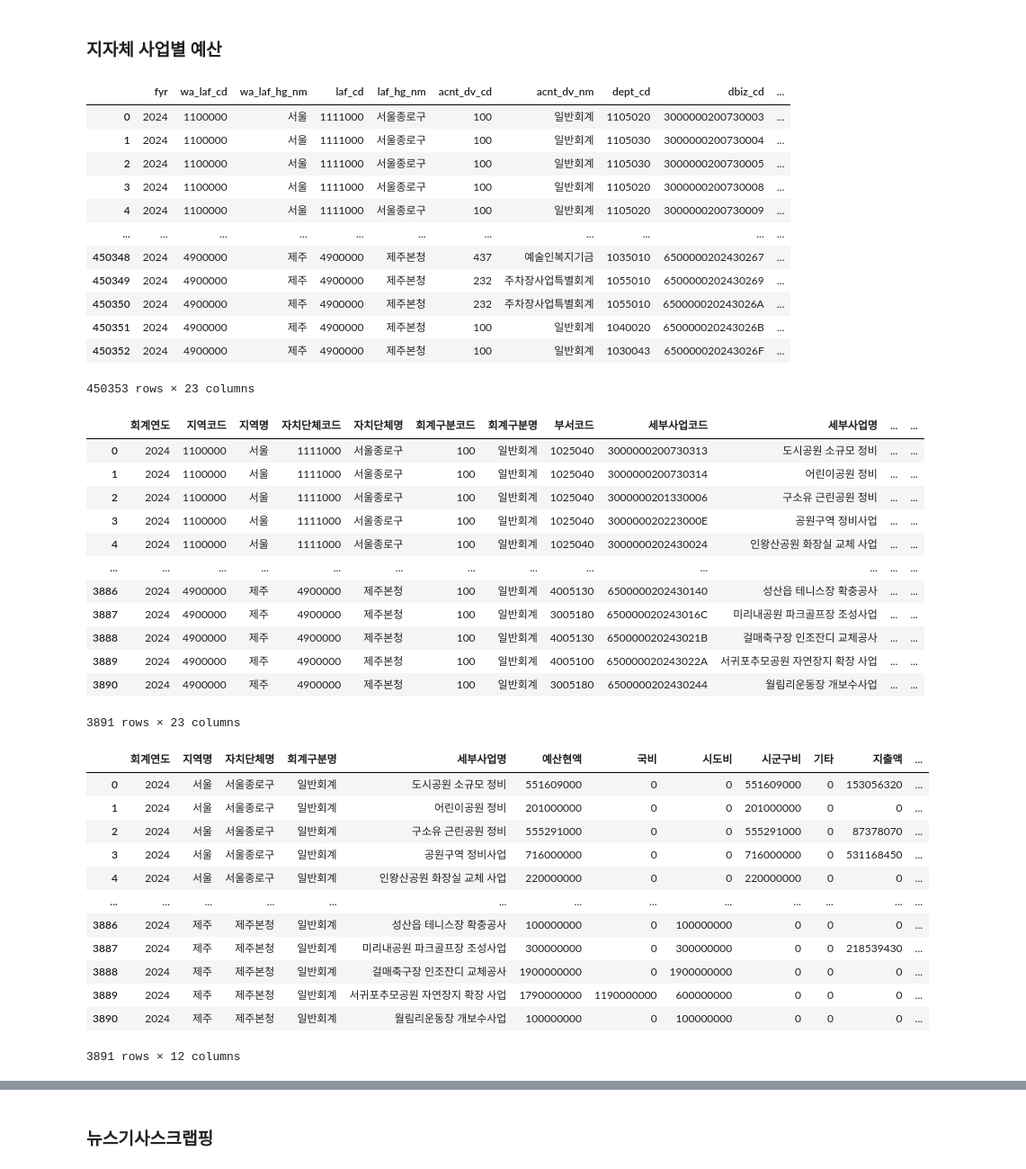
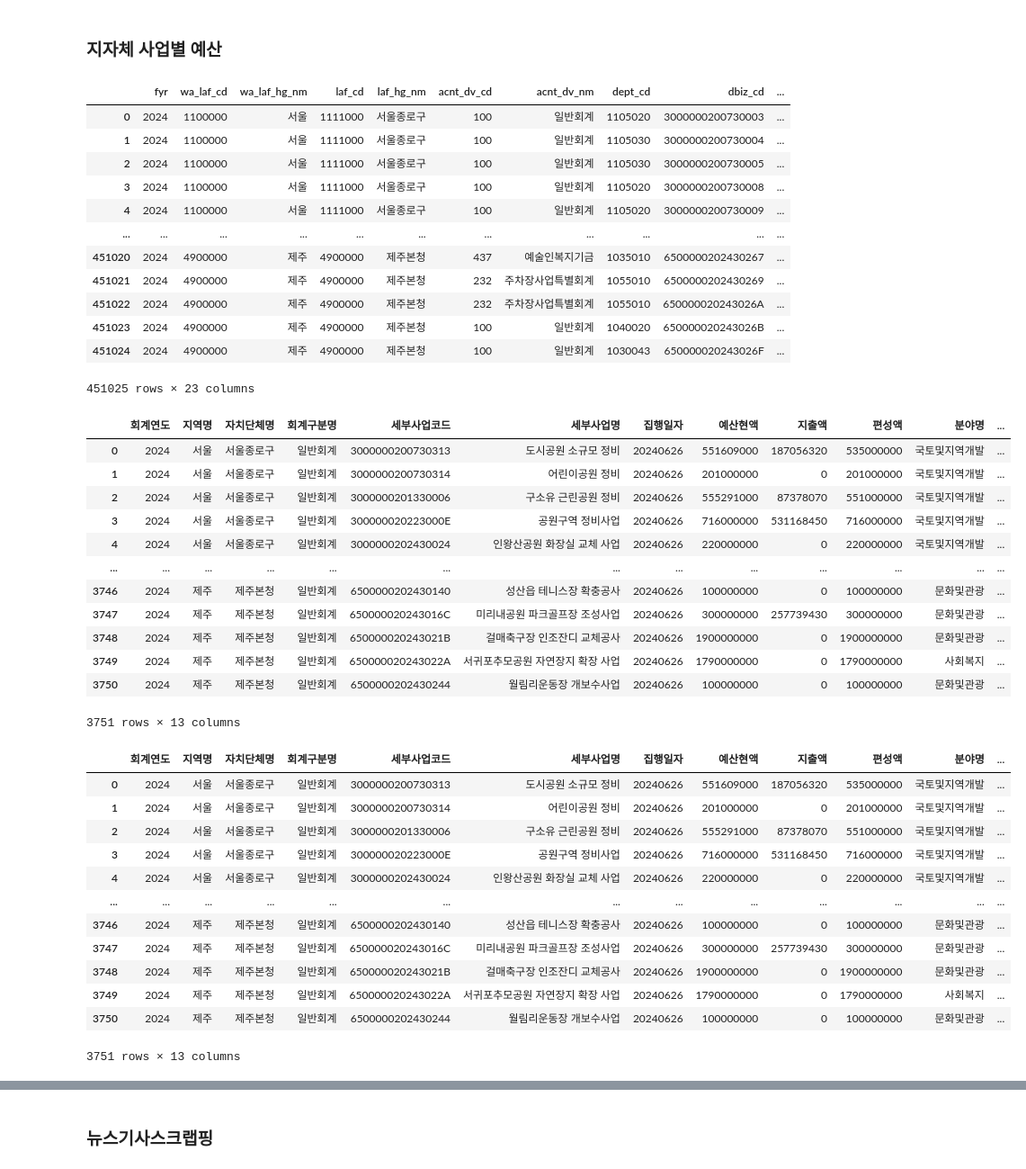
Before and after one commit to kkwann/mido_project, a Jupyter notebook: Data_collection.ipynb, the cells around one changed output, grey strips where cells are left out. Shown: that part at 90% size. Drawn from its saved outputs; the diff is of its cells as text; code cells hidden in the pictures.

```diff
--- a/Data_collection.ipynb
+++ b/Data_collection.ipynb
@@ -926,7 +926,7 @@ while True:
         "pIndex": page,
         "pSize": page_size,
         "fyr": 2024,
-        "exe_ymd": "20240625"
+        "exe_ymd": "20240626"
     }
 
     # API 요청 보내기 (certifi를 사용하여 SSL 인증서 검증)
@@ -961,12 +961,12 @@ bid_budget_df
 | 3 | 2024 | 1100000 | 서울 | 1111000 | 서울종로구 | 100 | 일반회계 | 1105020 | 3000000200730008 | ... |
 | 4 | 2024 | 1100000 | 서울 | 1111000 | 서울종로구 | 100 | 일반회계 | 1105020 | 3000000200730009 | ... |
 | ... | ... | ... | ... | ... | ... | ... | ... | ... | ... | ... |
-| 450348 | 2024 | 4900000 | 제주 | 4900000 | 제주본청 | 437 | 예술인복지기금 | 1035010 | 6500000202430267 | ... |
-| 450349 | 2024 | 4900000 | 제주 | 4900000 | 제주본청 | 232 | 주차장사업특별회계 | 1055010 | 6500000202430269 | ... |
-| 450350 | 2024 | 4900000 | 제주 | 4900000 | 제주본청 | 232 | 주차장사업특별회계 | 1055010 | 650000020243026A | ... |
-| 450351 | 2024 | 4900000 | 제주 | 4900000 | 제주본청 | 100 | 일반회계 | 1040020 | 650000020243026B | ... |
-| 450352 | 2024 | 4900000 | 제주 | 4900000 | 제주본청 | 100 | 일반회계 | 1030043 | 650000020243026F | ... |
+| 451020 | 2024 | 4900000 | 제주 | 4900000 | 제주본청 | 437 | 예술인복지기금 | 1035010 | 6500000202430267 | ... |
+| 451021 | 2024 | 4900000 | 제주 | 4900000 | 제주본청 | 232 | 주차장사업특별회계 | 1055010 | 6500000202430269 | ... |
+| 451022 | 2024 | 4900000 | 제주 | 4900000 | 제주본청 | 232 | 주차장사업특별회계 | 1055010 | 650000020243026A | ... |
+| 451023 | 2024 | 4900000 | 제주 | 4900000 | 제주본청 | 100 | 일반회계 | 1040020 | 650000020243026B | ... |
+| 451024 | 2024 | 4900000 | 제주 | 4900000 | 제주본청 | 100 | 일반회계 | 1030043 | 650000020243026F | ... |
-450353 rows × 23 columns
+451025 rows × 23 columns
 # %%
 column_mapping = {'acnt_dv_nm':'회계구분명',
                   'dept_cd':'부서코드',
@@ -1008,32 +1008,32 @@ bid_budget_df_filter = bid_budget_df_filter[bid_budget_df_filter['세부사업
 
 bid_budget_df_filter
 # %% [output]
-|  | 회계연도 | 지역코드 | 지역명 | 자치단체코드 | 자치단체명 | 회계구분코드 | 회계구분명 | 부서코드 | 세부사업코드 | 세부사업명 | ... | ... |
-| 0 | 2024 | 1100000 | 서울 | 1111000 | 서울종로구 | 100 | 일반회계 | 1025040 | 3000000200730313 | 도시공원 소규모 정비 | ... | ... |
-| 1 | 2024 | 1100000 | 서울 | 1111000 | 서울종로구 | 100 | 일반회계 | 1025040 | 3000000200730314 | 어린이공원 정비 | ... | ... |
-| 2 | 2024 | 1100000 | 서울 | 1111000 | 서울종로구 | 100 | 일반회계 | 1025040 | 3000000201330006 | 구소유 근린공원 정비 | ... | ... |
-| 3 | 2024 | 1100000 | 서울 | 1111000 | 서울종로구 | 100 | 일반회계 | 1025040 | 300000020223000E | 공원구역 정비사업 | ... | ... |
-| 4 | 2024 | 1100000 | 서울 | 1111000 | 서울종로구 | 100 | 일반회계 | 1025040 | 3000000202430024 | 인왕산공원 화장실 교체 사업 | ... | ... |
+|  | 회계연도 | 지역명 | 자치단체명 | 회계구분명 | 세부사업코드 | 세부사업명 | 집행일자 | 예산현액 | 지출액 | 편성액 | 분야명 | ... |
+| 0 | 2024 | 서울 | 서울종로구 | 일반회계 | 3000000200730313 | 도시공원 소규모 정비 | 20240626 | 551609000 | 187056320 | 535000000 | 국토및지역개발 | ... |
+| 1 | 2024 | 서울 | 서울종로구 | 일반회계 | 3000000200730314 | 어린이공원 정비 | 20240626 | 201000000 | 0 | 201000000 | 국토및지역개발 | ... |
+| 2 | 2024 | 서울 | 서울종로구 | 일반회계 | 3000000201330006 | 구소유 근린공원 정비 | 20240626 | 555291000 | 87378070 | 551000000 | 국토및지역개발 | ... |
+| 3 | 2024 | 서울 | 서울종로구 | 일반회계 | 300000020223000E | 공원구역 정비사업 | 20240626 | 716000000 | 531168450 | 716000000 | 국토및지역개발 | ... |
+| 4 | 2024 | 서울 | 서울종로구 | 일반회계 | 3000000202430024 | 인왕산공원 화장실 교체 사업 | 20240626 | 220000000 | 0 | 220000000 | 국토및지역개발 | ... |
 | ... | ... | ... | ... | ... | ... | ... | ... | ... | ... | ... | ... | ... |
-| 3886 | 2024 | 4900000 | 제주 | 4900000 | 제주본청 | 100 | 일반회계 | 4005130 | 6500000202430140 | 성산읍 테니스장 확충공사 | ... | ... |
-| 3887 | 2024 | 4900000 | 제주 | 4900000 | 제주본청 | 100 | 일반회계 | 3005180 | 650000020243016C | 미리내공원 파크골프장 조성사업 | ... | ... |
-| 3888 | 2024 | 4900000 | 제주 | 4900000 | 제주본청 | 100 | 일반회계 | 4005130 | 650000020243021B | 걸매축구장 인조잔디 교체공사 | ... | ... |
-| 3889 | 2024 | 4900000 | 제주 | 4900000 | 제주본청 | 100 | 일반회계 | 4005100 | 650000020243022A | 서귀포추모공원 자연장지 확장 사업 | ... | ... |
-| 3890 | 2024 | 4900000 | 제주 | 4900000 | 제주본청 | 100 | 일반회계 | 3005180 | 6500000202430244 | 월림리운동장 개보수사업 | ... | ... |
+| 3746 | 2024 | 제주 | 제주본청 | 일반회계 | 6500000202430140 | 성산읍 테니스장 확충공사 | 20240626 | 100000000 | 0 | 100000000 | 문화및관광 | ... |
+| 3747 | 2024 | 제주 | 제주본청 | 일반회계 | 650000020243016C | 미리내공원 파크골프장 조성사업 | 20240626 | 300000000 | 257739430 | 300000000 | 문화및관광 | ... |
+| 3748 | 2024 | 제주 | 제주본청 | 일반회계 | 650000020243021B | 걸매축구장 인조잔디 교체공사 | 20240626 | 1900000000 | 0 | 1900000000 | 문화및관광 | ... |
+| 3749 | 2024 | 제주 | 제주본청 | 일반회계 | 650000020243022A | 서귀포추모공원 자연장지 확장 사업 | 20240626 | 1790000000 | 0 | 1790000000 | 사회복지 | ... |
+| 3750 | 2024 | 제주 | 제주본청 | 일반회계 | 6500000202430244 | 월림리운동장 개보수사업 | 20240626 | 100000000 | 0 | 100000000 | 문화및관광 | ... |
-3891 rows × 23 columns
+3751 rows × 13 columns
 # %%
-bid_budget_df_filter[['회계연도', '지역명', '자치단체명', '회계구분명', '세부사업코드', '세부사업명', '예산현액', '지출액','편성액']] # '국비', '시도비', '시군구비', '기타'
+bid_budget_df_filter[['회계연도', '지역명', '자치단체명', '회계구분명', '세부사업코드', '세부사업명', '집행일자', '예산현액', '지출액', '편성액', '분야명', '부문명', '행정자치단체코드']] # '국비', '시도비', '시군구비', '기타'
 # %% [output]
-|  | 회계연도 | 지역명 | 자치단체명 | 회계구분명 | 세부사업명 | 예산현액 | 국비 | 시도비 | 시군구비 | 기타 | 지출액 | ... |
-| 0 | 2024 | 서울 | 서울종로구 | 일반회계 | 도시공원 소규모 정비 | 551609000 | 0 | 0 | 551609000 | 0 | 153056320 | ... |
-| 1 | 2024 | 서울 | 서울종로구 | 일반회계 | 어린이공원 정비 | 201000000 | 0 | 0 | 201000000 | 0 | 0 | ... |
-| 2 | 2024 | 서울 | 서울종로구 | 일반회계 | 구소유 근린공원 정비 | 555291000 | 0 | 0 | 555291000 | 0 | 87378070 | ... |
-| 3 | 2024 | 서울 | 서울종로구 | 일반회계 | 공원구역 정비사업 | 716000000 | 0 | 0 | 716000000 | 0 | 531168450 | ... |
-| 4 | 2024 | 서울 | 서울종로구 | 일반회계 | 인왕산공원 화장실 교체 사업 | 220000000 | 0 | 0 | 220000000 | 0 | 0 | ... |
+|  | 회계연도 | 지역명 | 자치단체명 | 회계구분명 | 세부사업코드 | 세부사업명 | 집행일자 | 예산현액 | 지출액 | 편성액 | 분야명 | ... |
+| 0 | 2024 | 서울 | 서울종로구 | 일반회계 | 3000000200730313 | 도시공원 소규모 정비 | 20240626 | 551609000 | 187056320 | 535000000 | 국토및지역개발 | ... |
+| 1 | 2024 | 서울 | 서울종로구 | 일반회계 | 3000000200730314 | 어린이공원 정비 | 20240626 | 201000000 | 0 | 201000000 | 국토및지역개발 | ... |
+| 2 | 2024 | 서울 | 서울종로구 | 일반회계 | 3000000201330006 | 구소유 근린공원 정비 | 20240626 | 555291000 | 87378070 | 551000000 | 국토및지역개발 | ... |
+| 3 | 2024 | 서울 | 서울종로구 | 일반회계 | 300000020223000E | 공원구역 정비사업 | 20240626 | 716000000 | 531168450 | 716000000 | 국토및지역개발 | ... |
+| 4 | 2024 | 서울 | 서울종로구 | 일반회계 | 3000000202430024 | 인왕산공원 화장실 교체 사업 | 20240626 | 220000000 | 0 | 220000000 | 국토및지역개발 | ... |
 | ... | ... | ... | ... | ... | ... | ... | ... | ... | ... | ... | ... | ... |
-| 3886 | 2024 | 제주 | 제주본청 | 일반회계 | 성산읍 테니스장 확충공사 | 100000000 | 0 | 100000000 | 0 | 0 | 0 | ... |
-| 3887 | 2024 | 제주 | 제주본청 | 일반회계 | 미리내공원 파크골프장 조성사업 | 300000000 | 0 | 300000000 | 0 | 0 | 218539430 | ... |
-| 3888 | 2024 | 제주 | 제주본청 | 일반회계 | 걸매축구장 인조잔디 교체공사 | 1900000000 | 0 | 1900000000 | 0 | 0 | 0 | ... |
-| 3889 | 2024 | 제주 | 제주본청 | 일반회계 | 서귀포추모공원 자연장지 확장 사업 | 1790000000 | 1190000000 | 600000000 | 0 | 0 | 0 | ... |
-| 3890 | 2024 | 제주 | 제주본청 | 일반회계 | 월림리운동장 개보수사업 | 100000000 | 0 | 100000000 | 0 | 0 | 0 | ... |
+| 3746 | 2024 | 제주 | 제주본청 | 일반회계 | 6500000202430140 | 성산읍 테니스장 확충공사 | 20240626 | 100000000 | 0 | 100000000 | 문화및관광 | ... |
+| 3747 | 2024 | 제주 | 제주본청 | 일반회계 | 650000020243016C | 미리내공원 파크골프장 조성사업 | 20240626 | 300000000 | 257739430 | 300000000 | 문화및관광 | ... |
+| 3748 | 2024 | 제주 | 제주본청 | 일반회계 | 650000020243021B | 걸매축구장 인조잔디 교체공사 | 20240626 | 1900000000 | 0 | 1900000000 | 문화및관광 | ... |
+| 3749 | 2024 | 제주 | 제주본청 | 일반회계 | 650000020243022A | 서귀포추모공원 자연장지 확장 사업 | 20240626 | 1790000000 | 0 | 1790000000 | 사회복지 | ... |
+| 3750 | 2024 | 제주 | 제주본청 | 일반회계 | 6500000202430244 | 월림리운동장 개보수사업 | 20240626 | 100000000 | 0 | 100000000 | 문화및관광 | ... |
-3891 rows × 12 columns
+3751 rows × 13 columns
```
Also changed, not shown: parts of 6 cells of this notebook, 4 other files.
